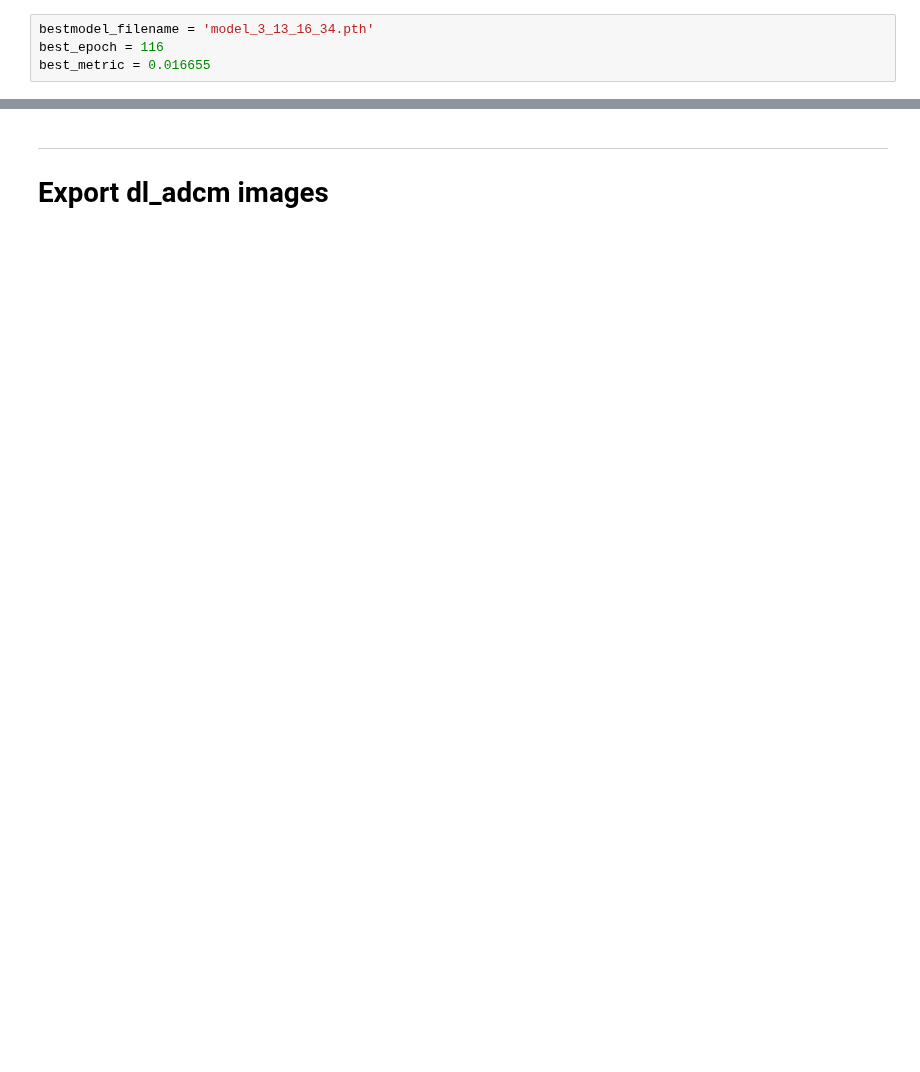
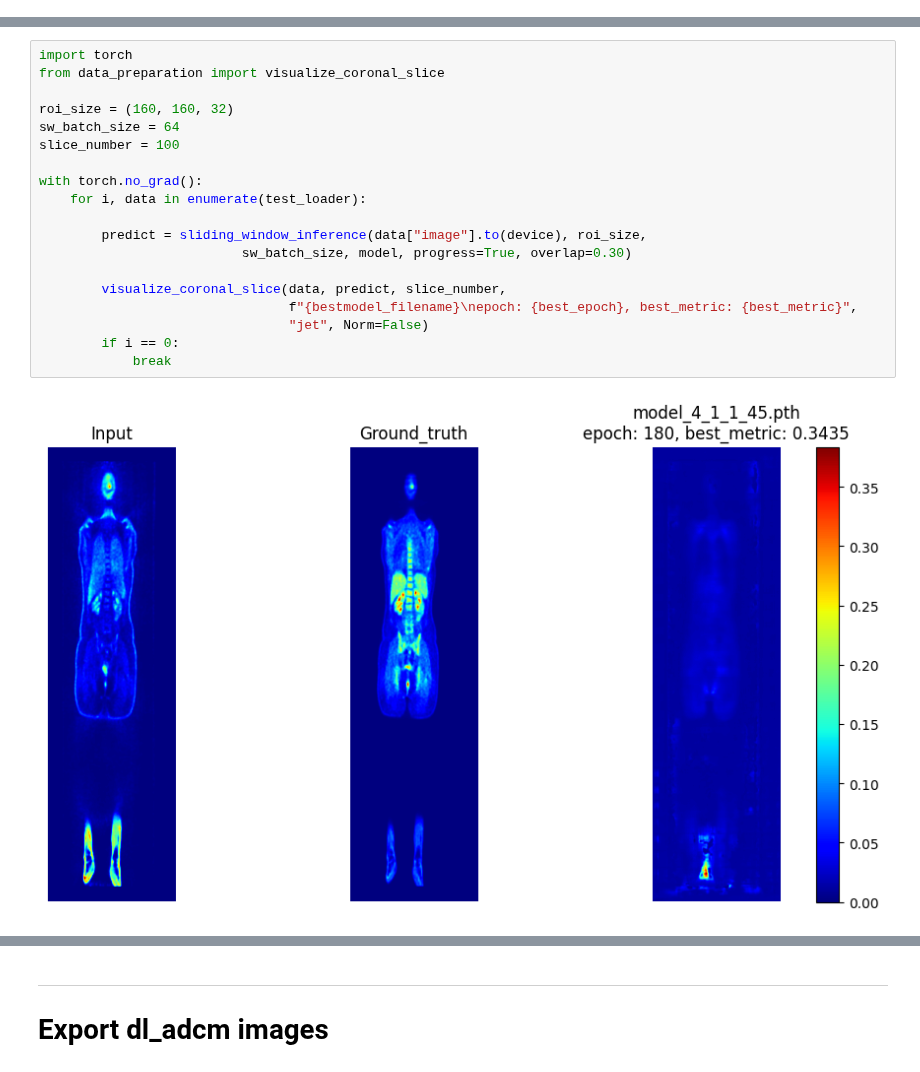
Before and after one commit to s-shahpouri/DL_PET, a Jupyter notebook: Inference_ADCM.ipynb, the cells around one changed output, grey strips where cells are left out. Cells and saved outputs as stored; diff of their text form; blank space fills up the shorter version.

```diff
--- a/Inference_ADCM.ipynb
+++ b/Inference_ADCM.ipynb
@@ -178,10 +110,6 @@ model = model.to(device)
 DyUnet is set:
 Kernel size:  [[3, 3, 3], [3, 3, 3], [3, 3, 3], [3, 3, 3]]
 Strides:  [[1, 1, 1], [2, 2, 2], [2, 2, 2], [2, 2, 1]]
-# %%
-bestmodel_filename = 'model_3_13_16_34.pth'
-best_epoch = 116
-best_metric = 0.016655
 # %%
 import torch
 
@@ -218,0 +148,21 @@ test_org_loader = DataLoader(test_org_ds, batch_size=1, num_workers=4)
+# %%
+import torch
+from data_preparation import visualize_coronal_slice
+
+roi_size = (160, 160, 32)
+sw_batch_size = 64
+slice_number = 100
+
+with torch.no_grad():
+    for i, data in enumerate(test_loader):
+
+        predict = sliding_window_inference(data["image"].to(device), roi_size,
+                          sw_batch_size, model, progress=True, overlap=0.30)
+
+        visualize_coronal_slice(data, predict, slice_number,
+                                f"{bestmodel_filename}\nepoch: {best_epoch}, best_metric: {best_metric}",
+                                "jet", Norm=False)
+        if i == 0:
+            break
+# %% [output]
+[figure, added]
```
Also changed, not shown: parts of 21 cells of this notebook, 14 other files.
